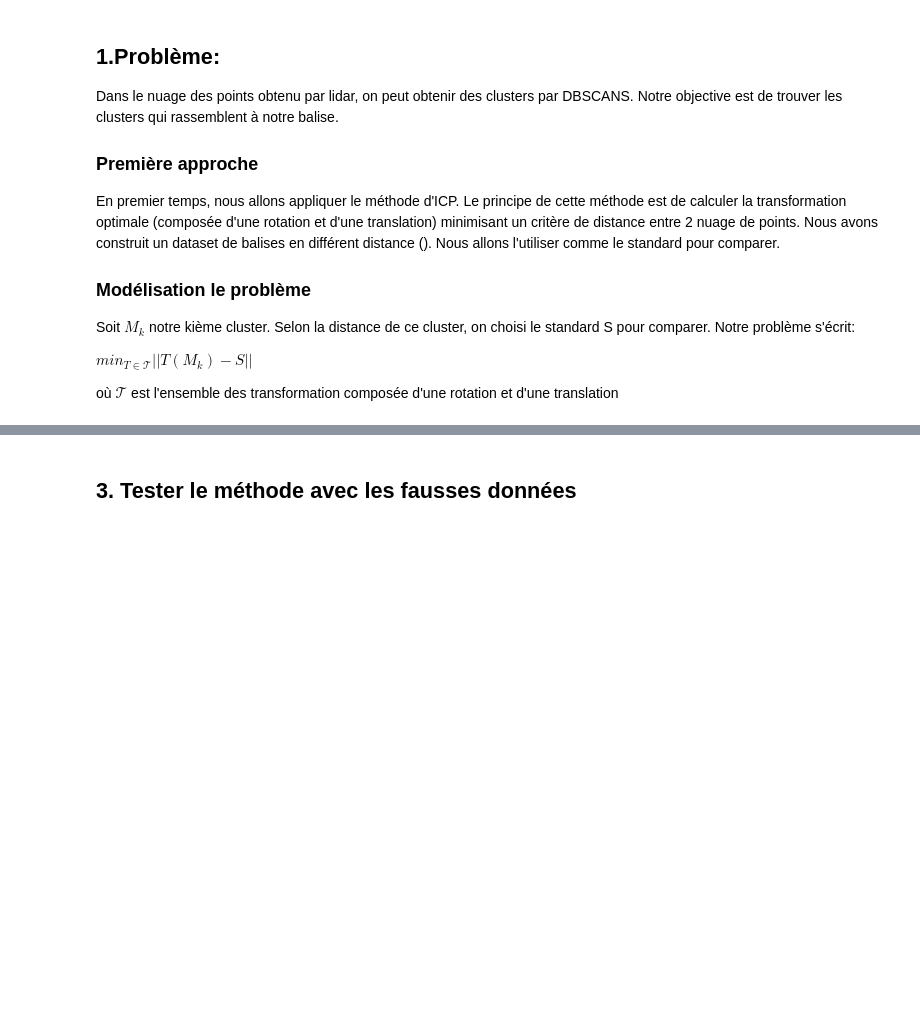
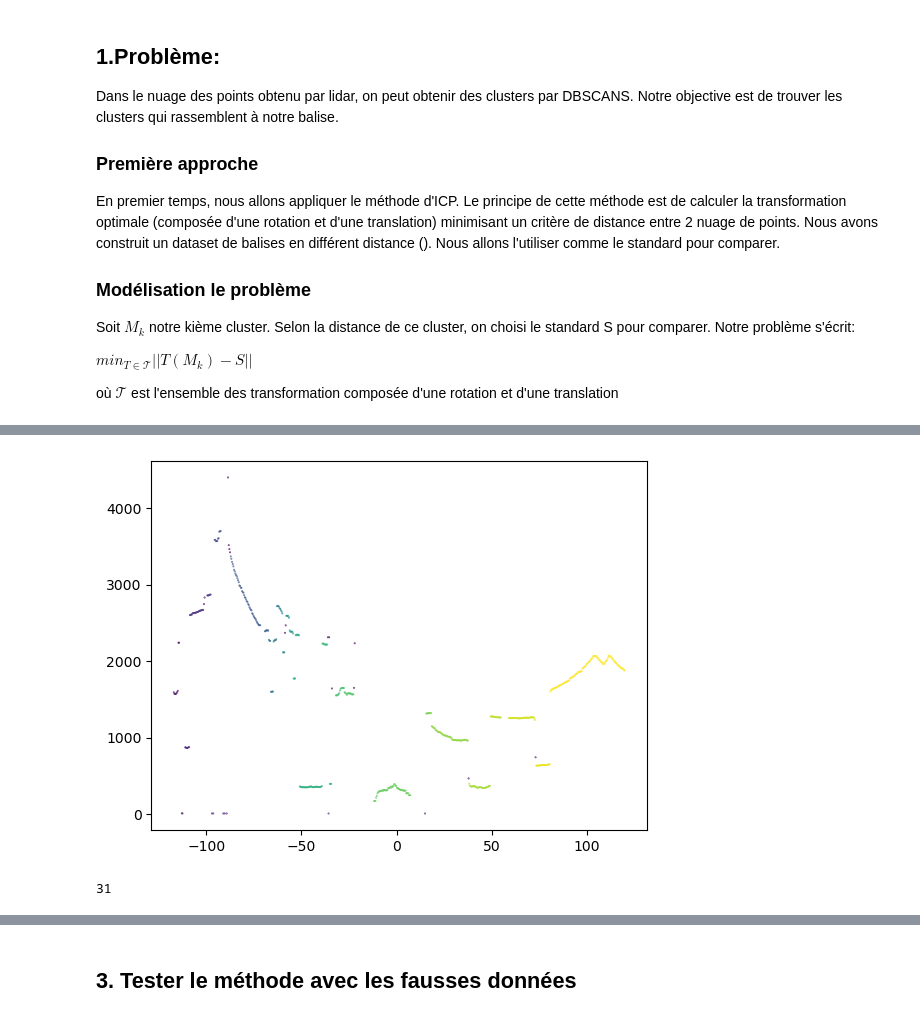
Before and after one commit to Sb-Vtrs-elfamoso/Mapping, a Jupyter notebook: Lidar/Point-set registration Method.ipynb, the cells around one changed output, grey strips where cells are left out. Saved outputs shown, nothing was run; the diff lists cells and outputs as text; code cells hidden in the pictures; blank space fills up the shorter version.

```diff
--- a/Lidar/Point-set registration Method.ipynb
+++ b/Lidar/Point-set registration Method.ipynb
@@ -70,0 +85,9 @@ clus1
+# %%
+plt.scatter(df['angle'],df['dist'],c = clustering, marker='.', s=.5)
+plt.show()
+# %% [output]
+[figure, added]
+# %%
+nb_clus
+# %% [output]
+31
```
Also changed, not shown: parts of 25 cells of this notebook.
